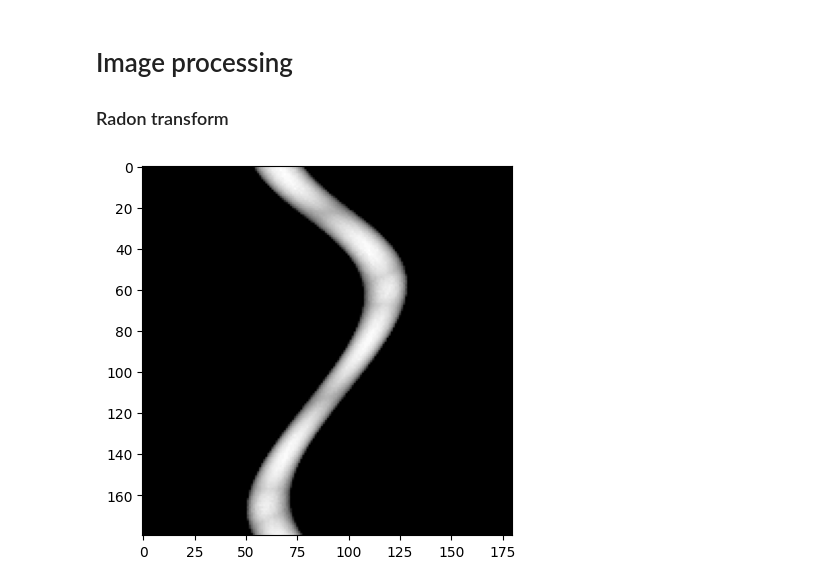
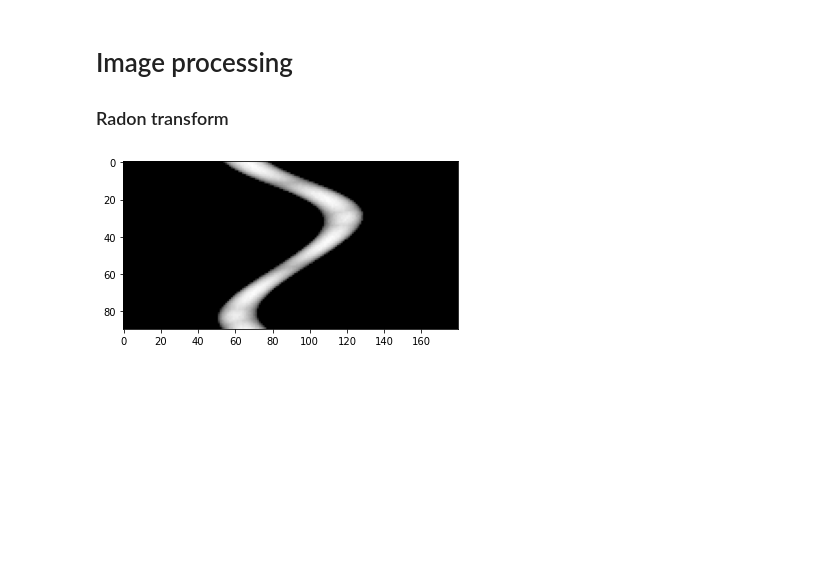
Before and after one commit to HelenaMaslowska/Tomograph, a Jupyter notebook: tk.ipynb, the cells around one changed output. Saved outputs shown, nothing was run; the diff lists cells and outputs as text; code cells hidden in the pictures; blank space fills up the shorter version.

```diff
--- a/tk.ipynb
+++ b/tk.ipynb
@@ -86,37 +86,38 @@ saveDicom('Kropka.dcm', dicomImage, (metadata[0], 'Kropka', '20230304'))
 # %%
 # Performs a Radon transform on an image
 # image: 2D array (floats in range [0, 1])
 # detectors: number of detectors (equally spaced on an arc)
 # scans: number of samples to take (emitter positions equally spaced around the circle)
 # detectingAngle: angle of the arc (in degrees) with detectors
-def radonTransform(image, detectors = 180, scans = 180, detectingAngle = 180):
-    center = np.array(image.shape) // 2     # Center of the emitter-detector system
-    radius = np.sqrt(2) * max(center)       # Radius of the round frame (half-diagonal of the image)
-    radonImage = np.zeros((scans, detectors), dtype=image.dtype)
-    phi = np.deg2rad(detectingAngle)        # Span of the detectors arc
+def radonTransform(image, detectors = 180, scans = 90, detectingAngle = 180):
+	center = np.array(image.shape) // 2     # Center of the emitter-detector system
+	radius = np.sqrt(2) * max(center)       # Radius of the round frame (half-diagonal of the image)
+	radonImage = np.zeros((scans, detectors), dtype=image.dtype)
+	phi = np.deg2rad(detectingAngle)        # Span of the detectors arc
 
-    # Where to place the emitter in subsequent scans
-    scanAngles = np.linspace(0, 2 * np.pi, scans, endpoint=False)
-    detectorAngleGap = phi / (detectors - 1)
-    for i, angle in enumerate(scanAngles):
-        E = np.array([np.cos(angle), np.sin(angle)]) * radius + center
+	# Where to place the emitter in subsequent scans
+	scanAngles = np.linspace(0, 2 * np.pi, scans, endpoint=False)
 
-        for j in range(detectors):
-            # Where to place the j-th detector
-            detectorAngle = angle + np.pi - phi / 2 + j * detectorAngleGap
-            D = np.array([np.cos(detectorAngle), np.sin(detectorAngle)]) * radius + center
+	detectorAngleGap = phi / (detectors - 1)
+	for i, angle in enumerate(scanAngles):
 
-            # Make a line between the emitter and the detector
-            # And ensure it is in bounds of the image
-            y, x = ski.draw.line_nd(E, D)
-            inBounds = (0 <= x) & (x < image.shape[1]) & (0 <= y) & (y < image.shape[0])
-            line = (y[inBounds], x[inBounds])
-            # Average the values of the image along the line
-            radonImage[i, j] = np.average(image[line])
-    return radonImage
+		E = np.array([np.cos(angle), np.sin(angle)]) * radius + center
+		for j in range(detectors):
+			# Where to place the j-th detector
+			detectorAngle = angle + np.pi - phi / 2 + j * detectorAngleGap
+			D = np.array([np.cos(detectorAngle), np.sin(detectorAngle)]) * radius + center
+
+			# Make a line between the emitter and the detector
+			# And ensure it is in bounds of the image
+			y, x = ski.draw.line_nd(E, D)
+			inBounds = (0 <= x) & (x < image.shape[1]) & (0 <= y) & (y < image.shape[0])
+			line = (y[inBounds], x[inBounds])
+			# Average the values of the image along the line
+			radonImage[i, j] = np.average(image[line])
+	return radonImage
+
+image = loadImage('images/Kropka.jpg')
+radonImage = radonTransform(image)
+showImage(radonImage)
+# %% [output]
+[figure, added]
-# %%
-image = loadImage('images/Kropka.jpg')
-radonImage = radonTransform(image)
-showImage(radonImage)
-# %% [output]
-[figure, removed]
```
Also changed, not shown: parts of 3 cells of this notebook.
